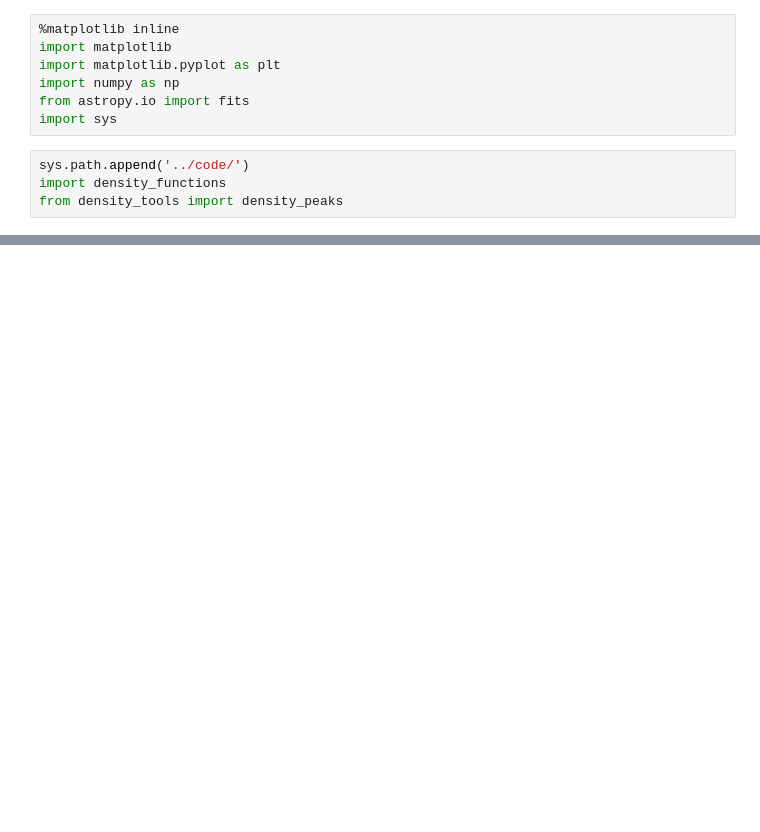
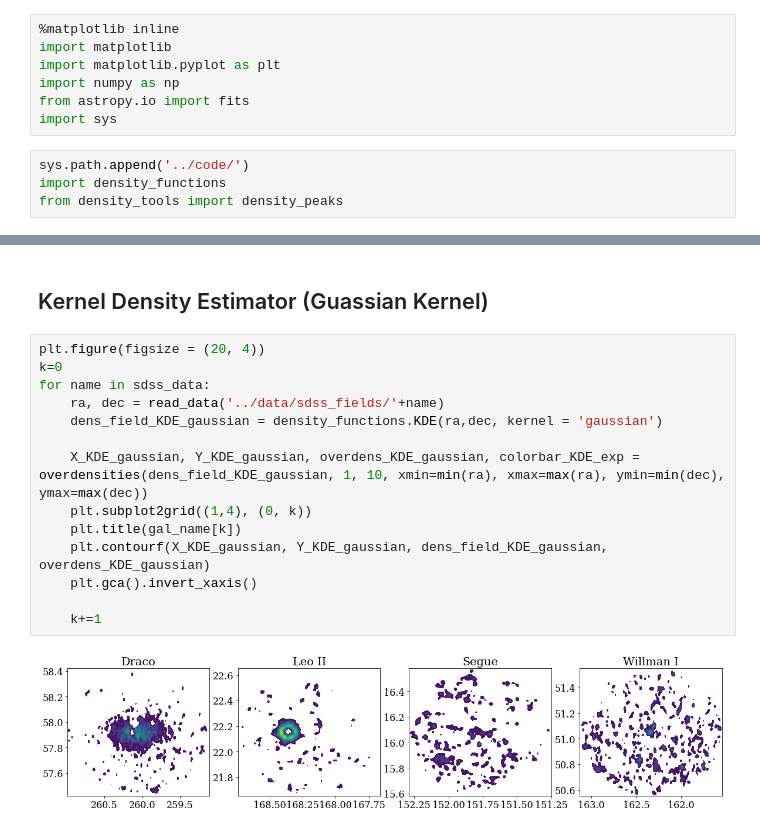
Before and after one commit to jkadowaki/ASTR502_project, a Jupyter notebook: Presentation/DwarfGalaxies.ipynb, the cells around one changed output, grey strips where cells are left out. Saved outputs shown, nothing was run; the diff lists cells and outputs as text; blank space fills up the shorter version.

```diff
--- a/Presentation/DwarfGalaxies.ipynb
+++ b/Presentation/DwarfGalaxies.ipynb
@@ -74,0 +130,18 @@ for name in sdss_data:
+# %% [markdown]
+## Kernel Density Estimator (Guassian Kernel)
+# %%
+plt.figure(figsize = (20, 4))
+k=0
+for name in sdss_data:
+    ra, dec = read_data('../data/sdss_fields/'+name)
+    dens_field_KDE_gaussian = density_functions.KDE(ra,dec, kernel = 'gaussian')
+
+    X_KDE_gaussian, Y_KDE_gaussian, overdens_KDE_gaussian, colorbar_KDE_exp = overdensities(dens_field_KDE_gaussian, 1, 10, xmin=min(ra), xmax=max(ra), ymin=min(dec), ymax=max(dec))
+    plt.subplot2grid((1,4), (0, k))
+    plt.title(gal_name[k])
+    plt.contourf(X_KDE_gaussian, Y_KDE_gaussian, dens_field_KDE_gaussian, overdens_KDE_gaussian)
+    plt.gca().invert_xaxis()
+
+    k+=1
+# %% [output]
+[figure, added]
```
Also changed, not shown: parts of 26 cells of this notebook.
